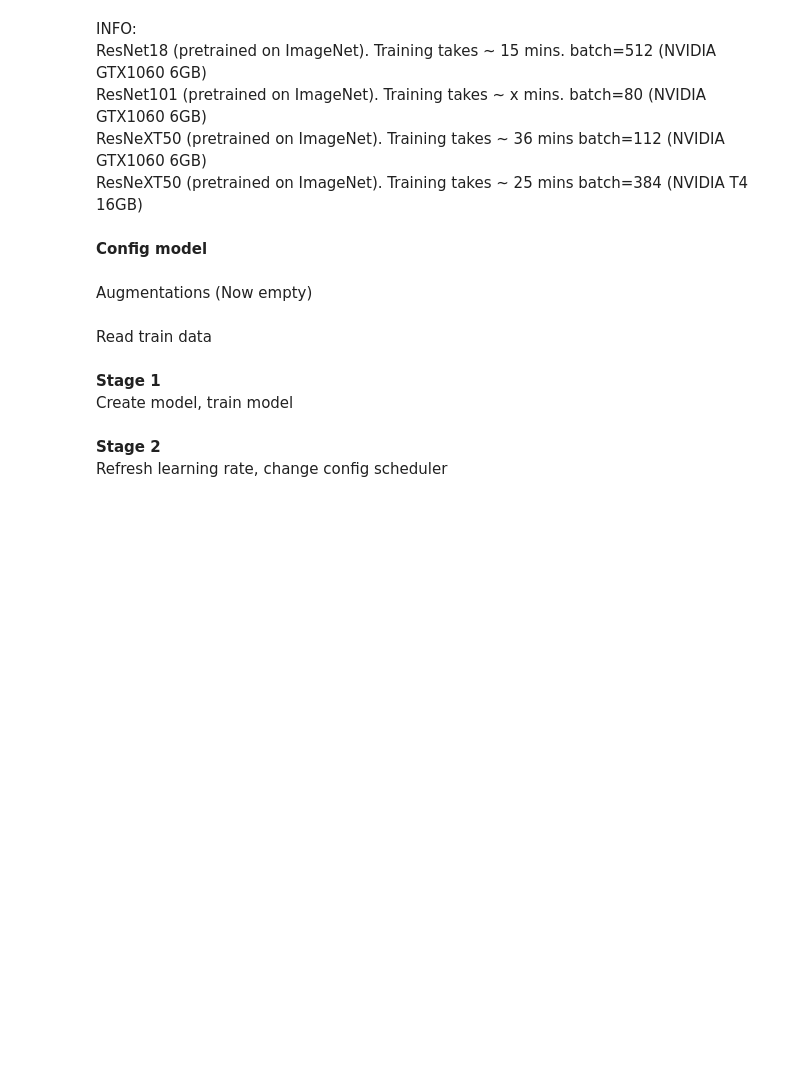
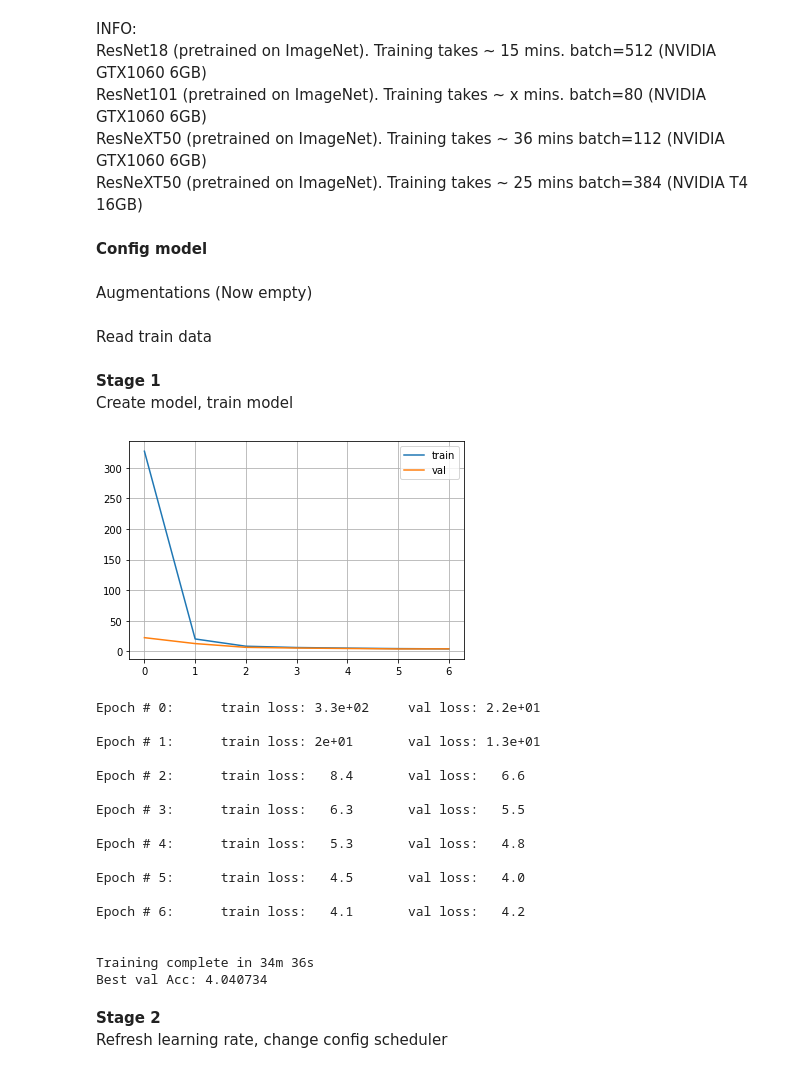
Before and after one commit to Kastalia/made_2019_ComputerVision, a Jupyter notebook: 01_FacePoints/01_final.ipynb, the cells around one changed output. Cells and saved outputs as stored; diff of their text form; code cells hidden in the pictures; blank space fills up the shorter version.

```diff
--- a/01_FacePoints/01_final.ipynb
+++ b/01_FacePoints/01_final.ipynb
@@ -273,12 +274,13 @@ ResNeXT50 (pretrained on ImageNet). Training takes ~ 25 mins  batch=384 (NVIDIA
 **Config model**
 # %%
 # указать путь к конвертированным данным
-pathData=""
-#pathData = "C:\\Users\\Lisen\\Desktop\\CV\\CV_01\\data\\data\\prepare_data_10.0PERCENT\\"
+#pathData=""
+pathData = "C:\\Users\\Lisen\\Desktop\\CV\\CV_01\\data\\data\\prepare_data_10.0PERCENT\\"
 
-batch_size = 384
-#batch_size = 112
-epochs = 15
+#batch_size = 384
+batch_size = 112
+#epochs = 15
+epochs = 7
 learning_rate = 1e-3
 gpu = True
 
@@ -316,12 +318,32 @@ Create model, train model
 # %%
 resnext50 = models.resnext50_32x4d(pretrained=True)
 resnext50.fc = nn.Linear(resnext50.fc.in_features, 2 * NUM_PTS, bias=True)
 
 loss_fn = fnn.mse_loss
 optimizer = optim.Adam(resnext50.parameters(), lr=learning_rate, amsgrad=True)
 scheduler = ReduceLROnPlateau(optimizer, mode='min', factor=0.4, patience=2)
 
 resnext50 = train_model(resnext50,{"train":train_dataloader,"val":val_dataloader,},loss_fn,optimizer, scheduler,epochs,device, "resnext50__FirstStage",show_plots=True)
+torch.cuda.empty_cache()
+# %% [output]
+[figure, added]
+Epoch # 0:      train loss: 3.3e+02     val loss: 2.2e+01
+
+Epoch # 1:      train loss: 2e+01       val loss: 1.3e+01
+
+Epoch # 2:      train loss:   8.4       val loss:   6.6
+
+Epoch # 3:      train loss:   6.3       val loss:   5.5
+
+Epoch # 4:      train loss:   5.3       val loss:   4.8
+
+Epoch # 5:      train loss:   4.5       val loss:   4.0
+
+Epoch # 6:      train loss:   4.1       val loss:   4.2
+
+
+Training complete in 34m 36s
+Best val Acc: 4.040734
 # %% [markdown]
 **Stage 2**\
 Refresh learning rate, change  config scheduler
```
Also changed, not shown: parts of 5 cells of this notebook, 1 other file.
